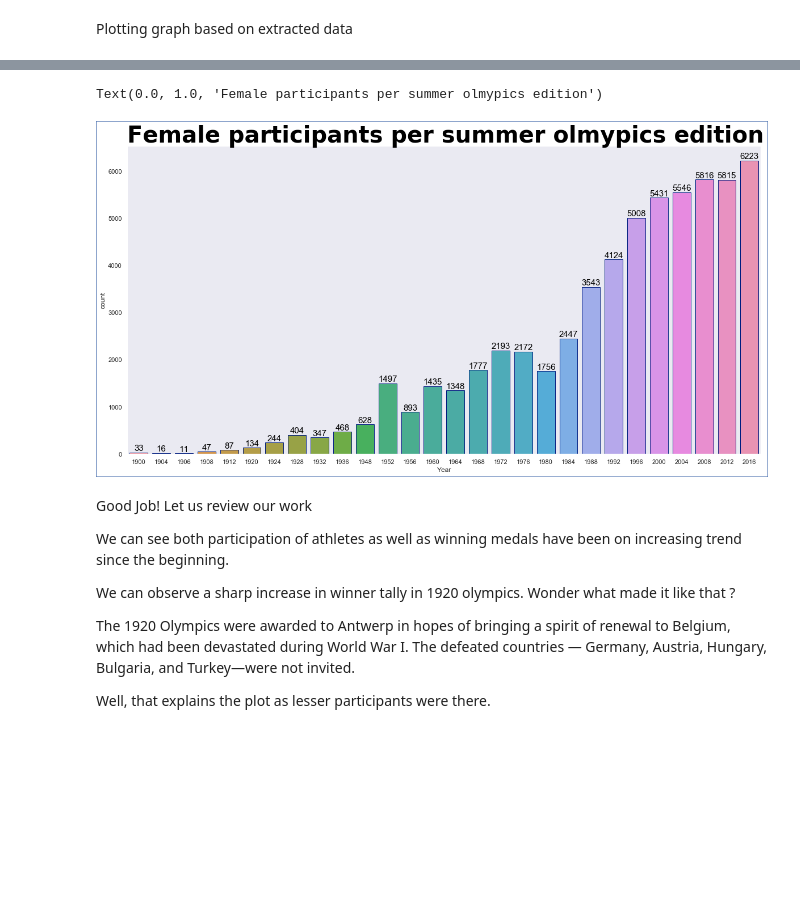
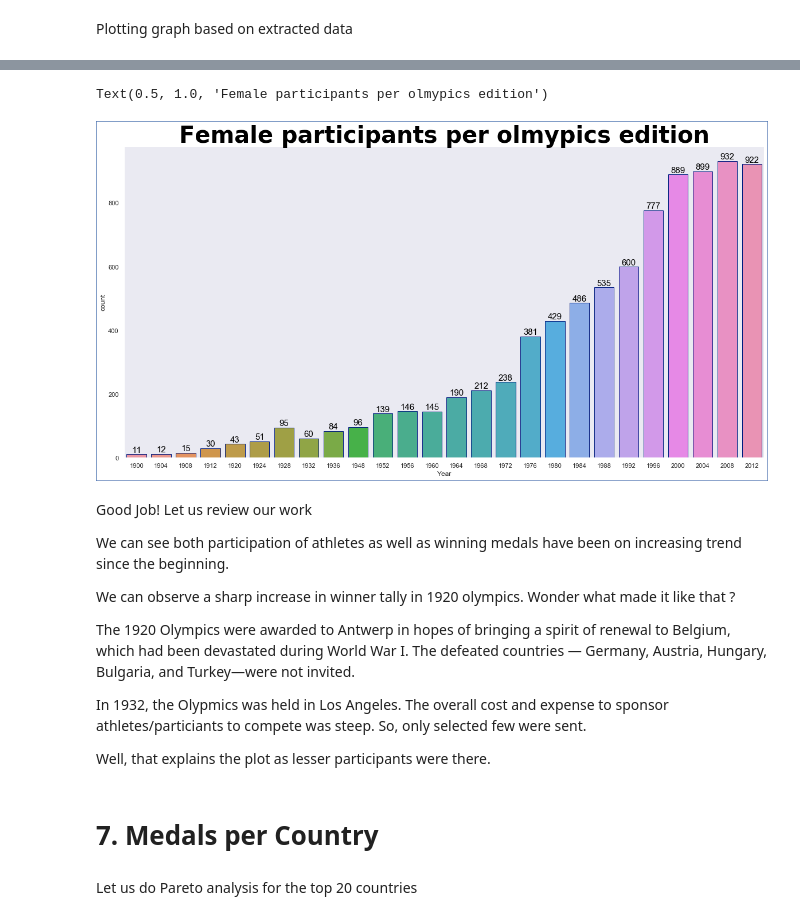
Before and after one commit to akash16dhotre/01_Olympics_Dataset_EDA, a Jupyter notebook: Olympic game EAD.ipynb, the cells around one changed output, grey strips where cells are left out. Drawn from its saved outputs; the diff is of its cells as text; code cells hidden in the pictures; blank space fills up the shorter version.

```diff
--- a/Olympic game EAD.ipynb
+++ b/Olympic game EAD.ipynb
@@ -528,7 +536,7 @@ sns.set(style='dark')
 plt.figure(figsize=(20,10), edgecolor = 'b', linewidth = 2)
 
 # Creating plot
-male_participants = sns.countplot(x='Year', data=male_in_olympics, edgecolor=sns.color_palette('dark',1))
+male_participants = sns.countplot(x='Year', data=male_olympics, edgecolor=sns.color_palette('dark',1))
 
 # Adding Value labels to plot
 # for p in male_participants.patches:
@@ -542,5 +550,5 @@ for p in male_participants.patches:
 
 #Manipulating title visuals
 titlefont = {'family':'calibri','color':'black', 'weight':'bold', 'size': 40}
-plt.title('Male participants per olmypics edition', fontdict = titlefont,  loc = 'left')
+plt.title('Male participants per olmypics edition', fontdict = titlefont,  loc = 'center')
 # %% [output]
@@ -576,31 +584,31 @@ for p in female_winners.patches:
 # %%
 # Steps involved  (We repeat)
 # Step 1: Setting background syles
 # Step 2: Setting plot size and edgecolor
 # Step 3: Creating plot
 # Step 4: Adding value to plot
 # Step 5: Manipulating title visuals
 
 # Setting background styles
 sns.set(style='dark')
 
 # Setting plot size and edgecolors
 plt.figure(figsize=(20,10), edgecolor = 'b', linewidth = 2)
 
 # Creating plot
-female_participants = sns.countplot(x='Year', data=female_in_olympics, edgecolor=sns.color_palette('dark',1))
+female_participants = sns.countplot(x='Year', data=female_olympics, edgecolor=sns.color_palette('dark',1))
 
 #Adding value labels to plot
 for p in female_participants.patches:
     female_participants.text(p.get_x() + p.get_width()/2., p.get_height(), '%d' % int(p.get_height()),
             fontsize=15, color='black', ha='center', va='bottom')
 
 #Manipulating title visuals
 titlefont = {'family':'calibri','color':'black', 'weight':'bold', 'size': 40}
-plt.title('Female participants per olmypics edition', fontdict = titlefont,  loc = 'left')
+plt.title('Female participants per olmypics edition', fontdict = titlefont,  loc = 'center')
 # %% [output]
-Text(0.0, 1.0, 'Female participants per summer olmypics edition')
+Text(0.5, 1.0, 'Female participants per olmypics edition')
-[figure, old version]
+[figure, new version]
 # %% [markdown]
 Good Job! Let  us review our work
 
@@ -610,4 +618,10 @@ We can observe a sharp increase in winner tally in 1920 olympics. Wonder what ma
 
 The 1920 Olympics were awarded to Antwerp in hopes of bringing a spirit of renewal to Belgium, which had been devastated during World War I. The defeated countries — Germany, Austria, Hungary, Bulgaria, and Turkey—were not invited.
 
+In 1932, the Olypmics was held in Los Angeles. The overall cost and expense to sponsor athletes/particiants to compete was steep. So, only selected few were sent.
+
 Well, that explains the plot as lesser participants were there.
+# %% [markdown]
+# 7. Medals per Country
+# %% [markdown]
+Let us do Pareto analysis for the top 20 countries
```
Also changed, not shown: parts of 19 cells of this notebook.
